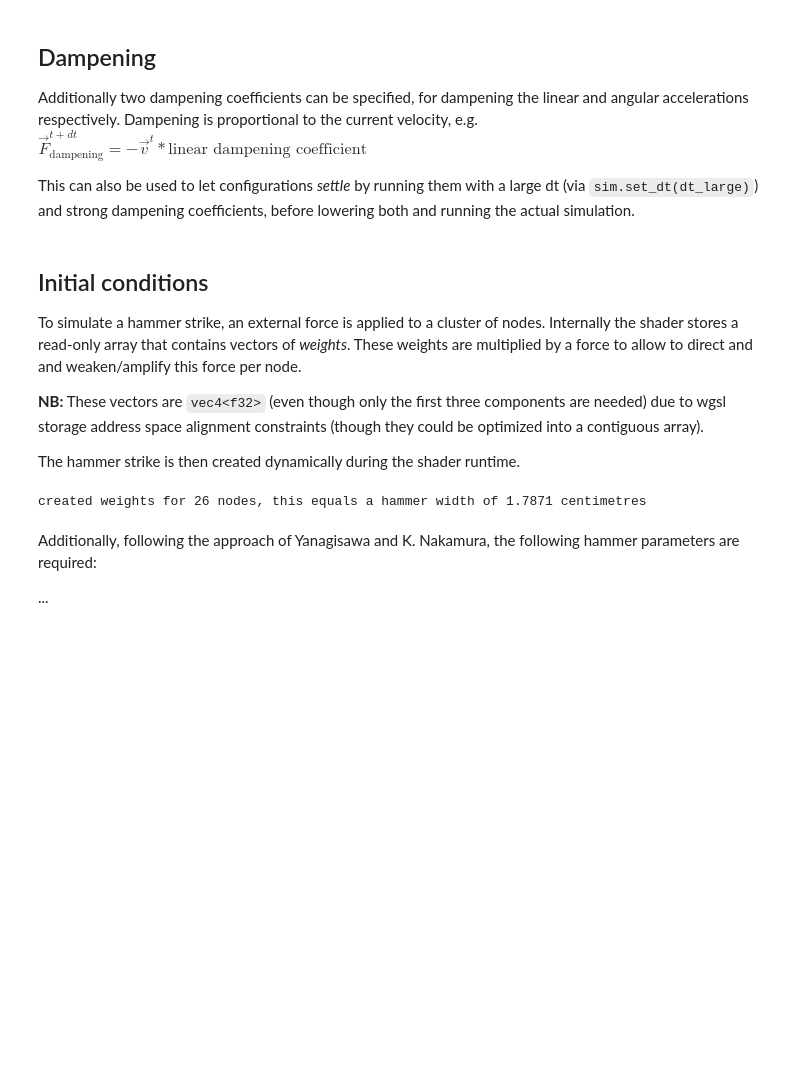
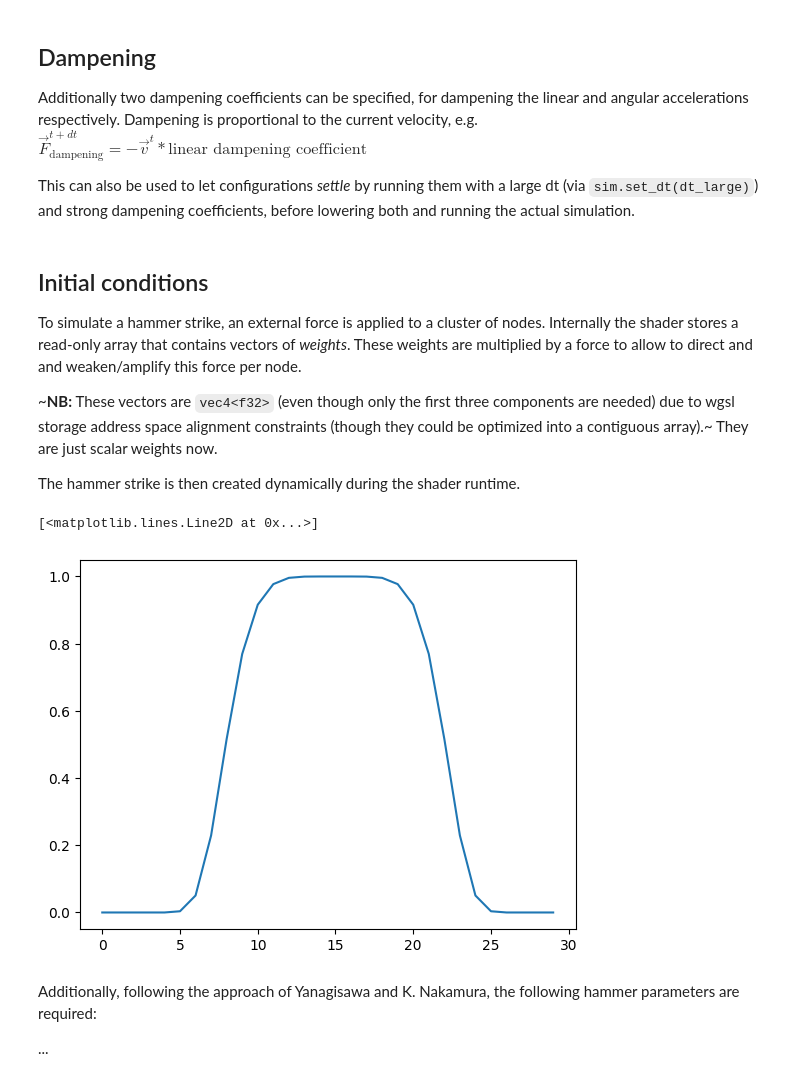
Before and after one commit to sebastian-stubenvoll/wgpu-string-fdm, a Jupyter notebook: summary.ipynb, the cells around one changed output. Cells and saved outputs as stored; diff of their text form; code cells hidden in the pictures; blank space fills up the shorter version.

```diff
--- a/summary.ipynb
+++ b/summary.ipynb
@@ -429,7 +436,9 @@ dampening = [linear_dampening, angular_dampening]
 To simulate a hammer strike, an external force is applied to a cluster of nodes. Internally the shader stores a read-only array that contains vectors of *weights*. These weights are multiplied by a force to allow to direct and and weaken/amplify this force per node.
 
 
-**NB:** These vectors are `vec4<f32>` (even though only the first three components are needed) due to wgsl storage address space alignment constraints (though they could be optimized into a contiguous array).
+~**NB:** These vectors are `vec4<f32>` (even though only the first three components are needed) due to wgsl storage address space alignment constraints (though they could be optimized into a contiguous array).~ They are just scalar weights now.
+
+
 
 
 The hammer strike is then created dynamically during the shader runtime.
@@ -451,8 +454,10 @@ def make_weights(node_count, node_index=None, width_count=4):
     return data
 # %%
-weights = make_weights(node_count, 10, 15)
+weights = make_weights(node_count, 25, 15)
+plt.plot(weights[10:40])
 # %% [output]
-created weights for 26 nodes, this equals a hammer width of 1.7871 centimetres
+[<matplotlib.lines.Line2D at 0x...>]
+[figure, added]
 # %% [markdown]
 Additionally, following the approach of Yanagisawa and K. Nakamura, the following hammer parameters are required:
 
```
Also changed, not shown: parts of 13 cells of this notebook, 9 other files.
